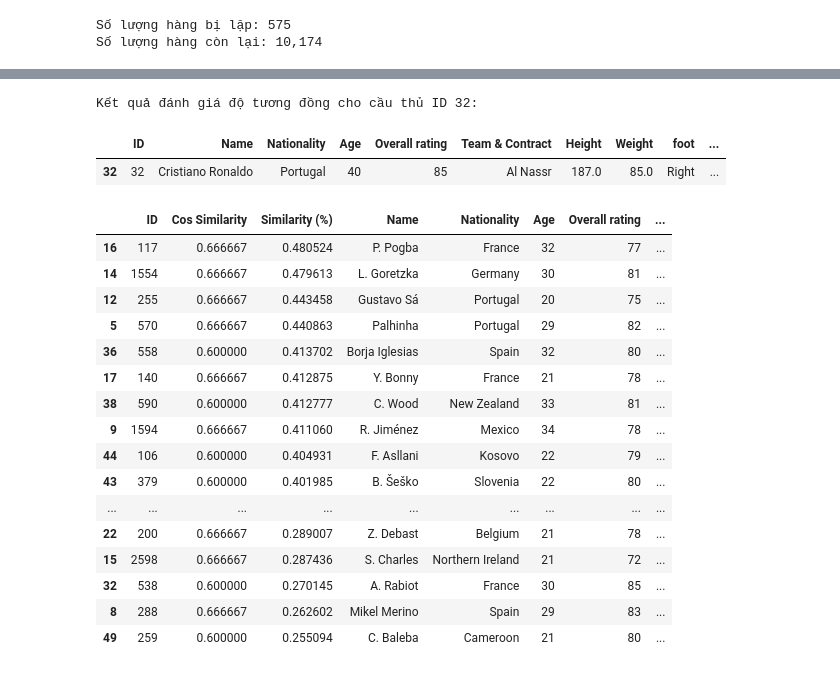
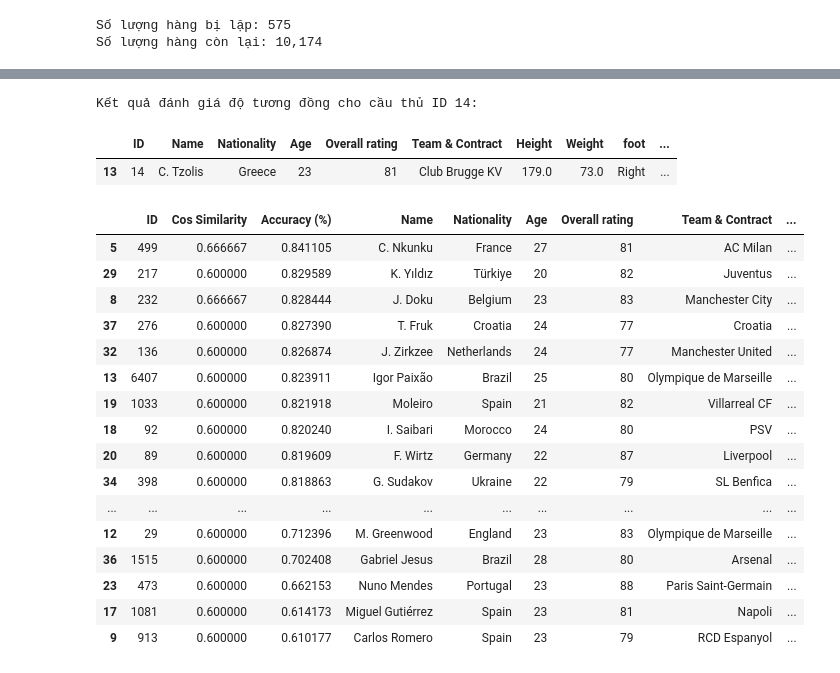
Before and after one commit to Cahoii/playerSimilarity_LDM, a Jupyter notebook: main.ipynb, the cells around one changed output, grey strips where cells are left out. Saved outputs shown, nothing was run; the diff lists cells and outputs as text; code cells hidden in the pictures.

```diff
--- a/main.ipynb
+++ b/main.ipynb
@@ -96,3 +85,6 @@ Remaining players: 4,592
+# %%
+#Chuẩn hóa tên
+df["Name"] = df["Name"].str.replace(r"\d+", "", regex=True).str.strip()
 # %%
 def normalize_team(series):
     return (
@@ -245,7 +237,7 @@ for axis, column in zip(axes, numeric_columns):
     # Vẽ biểu đồ Histogram
     axis.hist(
         col_data,
-        bins=10,
+        bins=20,
         color="skyblue",
         edgecolor="black",
     )
@@ -311,7 +303,7 @@ for column, prefix in numeric_prefixes.items():
     values = pd.to_numeric(df[column], errors="coerce")
     bin_numbers = pd.qcut(
         values,
-        q=5,
+        q=10,
         labels=False,
         duplicates="drop",
     )
@@ -544,7 +536,7 @@ Saved 4,592 embeddings with full player info to ./data/player_embeddings.db
 import pandas as pd
 # from IPython.display import display # Đã import ở file của bạn
 
-def calculate_evaluation_score(query_id, df, similar_df):
+def calculate_evaluation_score(query_id, similar_df):
     # Lấy thông tin cầu thủ query từ dataframe gốc
     query_row = df.loc[df['ID'] == query_id].iloc[0]
 
@@ -787,30 +761,30 @@ Weight              : 0.7974
 # %%
-query_id = 32
+query_id = 14
 player_info = df.loc[df["ID"] == query_id]
 similar_players = find_similar_players(query_id, top_n=50)
 evaluated_results = calculate_evaluation_score(query_id, similar_players)
 
 print(f"Kết quả đánh giá độ tương đồng cho cầu thủ ID {query_id}:")
 display(player_info)
 display(evaluated_results)
 # %% [output]
-Kết quả đánh giá độ tương đồng cho cầu thủ ID 32:
+Kết quả đánh giá độ tương đồng cho cầu thủ ID 14:
 |  | ID | Name | Nationality | Age | Overall rating | Team & Contract | Height | Weight | foot | ... |
-| 32 | 32 | Cristiano Ronaldo | Portugal | 40 | 85 | Al Nassr | 187.0 | 85.0 | Right | ... |
+| 13 | 14 | C. Tzolis | Greece | 23 | 81 | Club Brugge KV | 179.0 | 73.0 | Right | ... |
-|  | ID | Cos Similarity | Similarity (%) | Name | Nationality | Age | Overall rating | ... |
-| 16 | 117 | 0.666667 | 0.480524 | P. Pogba | France | 32 | 77 | ... |
-| 14 | 1554 | 0.666667 | 0.479613 | L. Goretzka | Germany | 30 | 81 | ... |
-| 12 | 255 | 0.666667 | 0.443458 | Gustavo Sá | Portugal | 20 | 75 | ... |
-| 5 | 570 | 0.666667 | 0.440863 | Palhinha | Portugal | 29 | 82 | ... |
-| 36 | 558 | 0.600000 | 0.413702 | Borja Iglesias | Spain | 32 | 80 | ... |
-| 17 | 140 | 0.666667 | 0.412875 | Y. Bonny | France | 21 | 78 | ... |
-| 38 | 590 | 0.600000 | 0.412777 | C. Wood | New Zealand | 33 | 81 | ... |
-| 9 | 1594 | 0.666667 | 0.411060 | R. Jiménez | Mexico | 34 | 78 | ... |
-| 44 | 106 | 0.600000 | 0.404931 | F. Asllani | Kosovo | 22 | 79 | ... |
-| 43 | 379 | 0.600000 | 0.401985 | B. Šeško | Slovenia | 22 | 80 | ... |
-| ... | ... | ... | ... | ... | ... | ... | ... | ... |
-| 22 | 200 | 0.666667 | 0.289007 | Z. Debast | Belgium | 21 | 78 | ... |
-| 15 | 2598 | 0.666667 | 0.287436 | S. Charles | Northern Ireland | 21 | 72 | ... |
-| 32 | 538 | 0.600000 | 0.270145 | A. Rabiot | France | 30 | 85 | ... |
-| 8 | 288 | 0.666667 | 0.262602 | Mikel Merino | Spain | 29 | 83 | ... |
-| 49 | 259 | 0.600000 | 0.255094 | C. Baleba | Cameroon | 21 | 80 | ... |
+|  | ID | Cos Similarity | Accuracy (%) | Name | Nationality | Age | Overall rating | Team & Contract | ... |
+| 5 | 499 | 0.666667 | 0.841105 | C. Nkunku | France | 27 | 81 | AC Milan | ... |
+| 29 | 217 | 0.600000 | 0.829589 | K. Yıldız | Türkiye | 20 | 82 | Juventus | ... |
+| 8 | 232 | 0.666667 | 0.828444 | J. Doku | Belgium | 23 | 83 | Manchester City | ... |
+| 37 | 276 | 0.600000 | 0.827390 | T. Fruk | Croatia | 24 | 77 | Croatia | ... |
+| 32 | 136 | 0.600000 | 0.826874 | J. Zirkzee | Netherlands | 24 | 77 | Manchester United | ... |
+| 13 | 6407 | 0.600000 | 0.823911 | Igor Paixão | Brazil | 25 | 80 | Olympique de Marseille | ... |
+| 19 | 1033 | 0.600000 | 0.821918 | Moleiro | Spain | 21 | 82 | Villarreal CF | ... |
+| 18 | 92 | 0.600000 | 0.820240 | I. Saibari | Morocco | 24 | 80 | PSV | ... |
+| 20 | 89 | 0.600000 | 0.819609 | F. Wirtz | Germany | 22 | 87 | Liverpool | ... |
+| 34 | 398 | 0.600000 | 0.818863 | G. Sudakov | Ukraine | 22 | 79 | SL Benfica | ... |
+| ... | ... | ... | ... | ... | ... | ... | ... | ... | ... |
+| 12 | 29 | 0.600000 | 0.712396 | M. Greenwood | England | 23 | 83 | Olympique de Marseille | ... |
+| 36 | 1515 | 0.600000 | 0.702408 | Gabriel Jesus | Brazil | 28 | 80 | Arsenal | ... |
+| 23 | 473 | 0.600000 | 0.662153 | Nuno Mendes | Portugal | 23 | 88 | Paris Saint-Germain | ... |
+| 17 | 1081 | 0.600000 | 0.614173 | Miguel Gutiérrez | Spain | 23 | 81 | Napoli | ... |
+| 9 | 913 | 0.600000 | 0.610177 | Carlos Romero | Spain | 23 | 79 | RCD Espanyol | ... |
```
Also changed, not shown: parts of 13 cells of this notebook.
